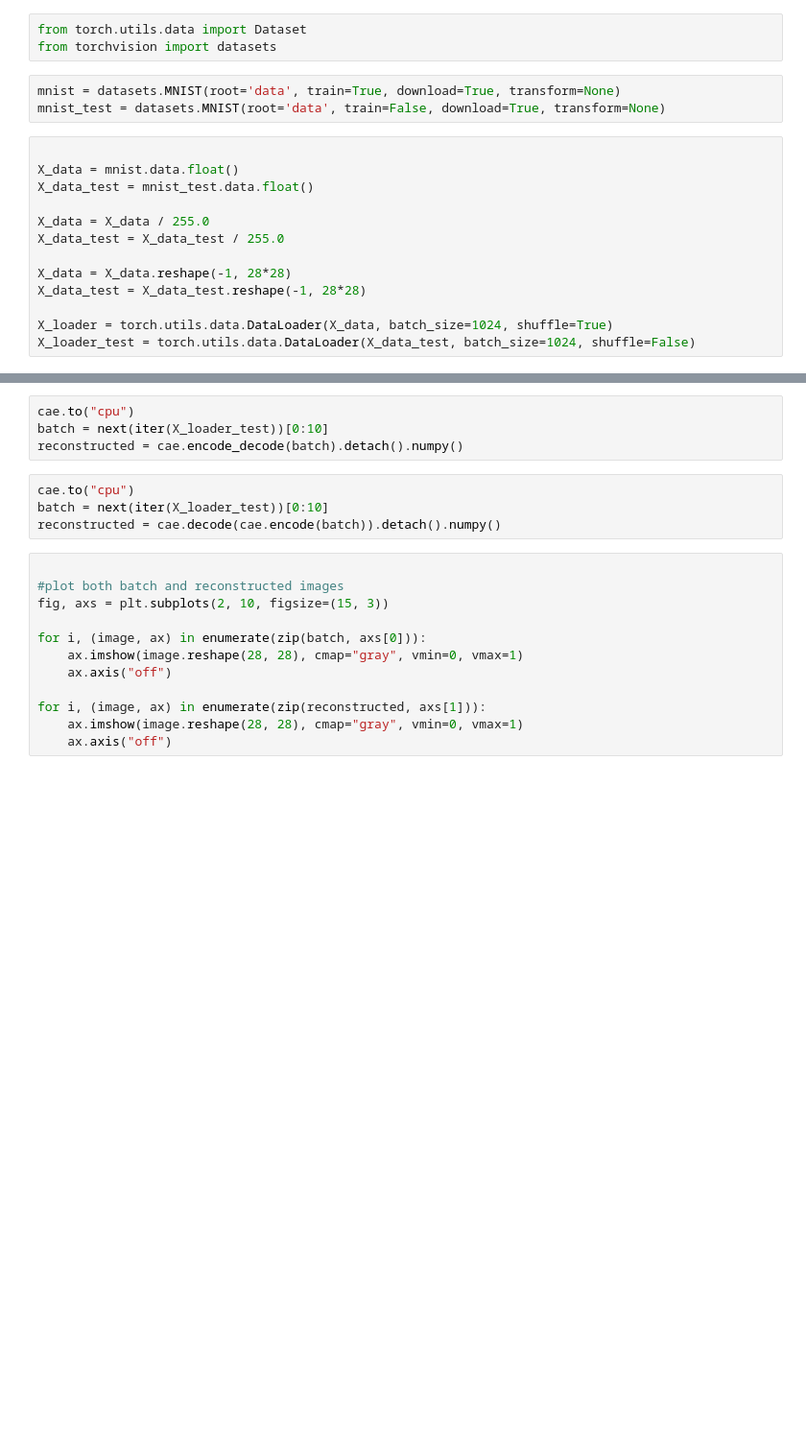
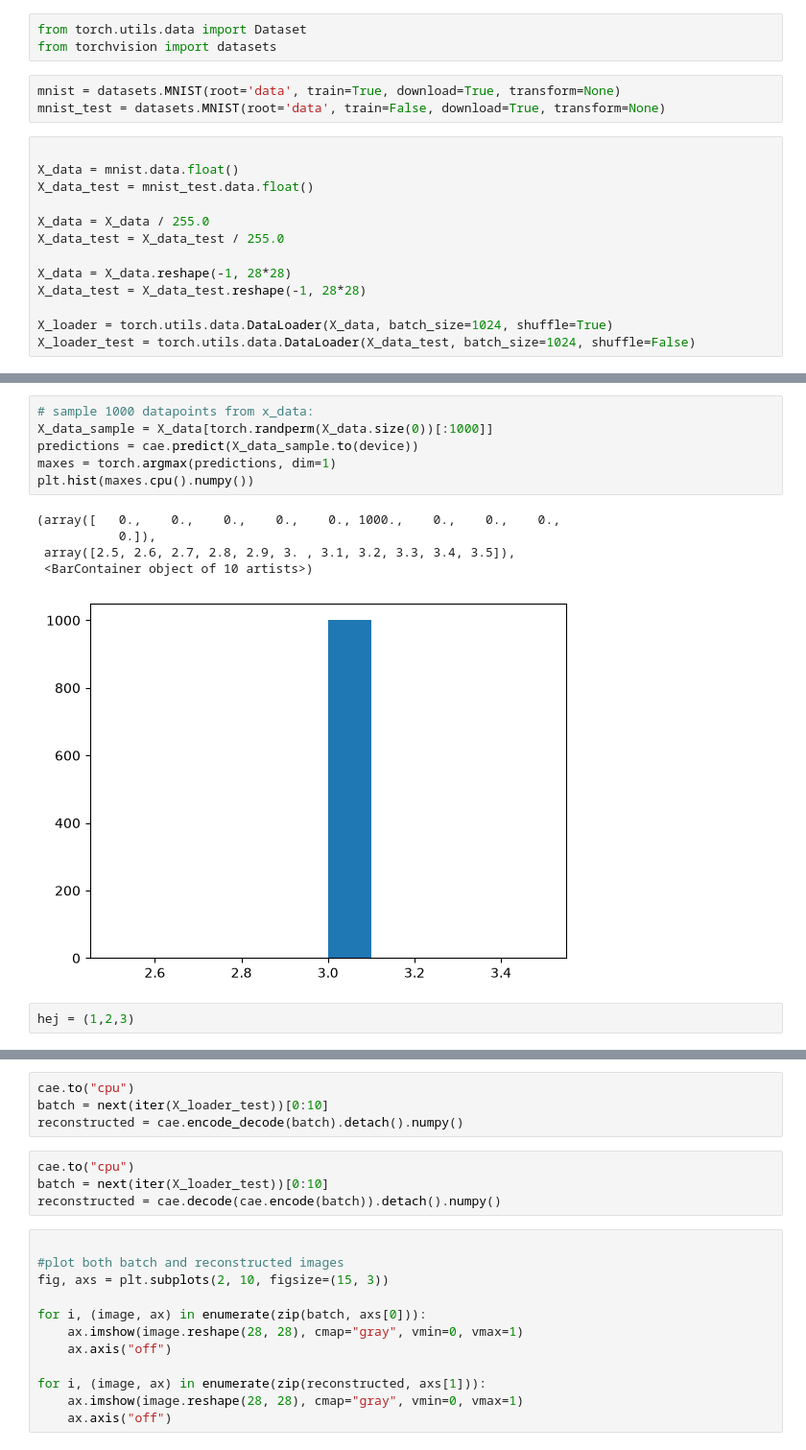
Before and after one commit to kenn50/Geometric-Deep-Learning, a Jupyter notebook: experiments/CAE_TEST.ipynb, the cells around one changed output, grey strips where cells are left out. Shown at 96% size. Cells and saved outputs as stored; diff of their text form; blank space fills up the shorter version.

```diff
--- a/experiments/CAE_TEST.ipynb
+++ b/experiments/CAE_TEST.ipynb
@@ -32,0 +52,14 @@ CAE_Utils.train_cae(epochs=30, x_train_loader=X_loader, network=cae, device=devi
+# %%
+# sample 1000 datapoints from x_data:
+X_data_sample = X_data[torch.randperm(X_data.size(0))[:1000]]
+predictions = cae.predict(X_data_sample.to(device))
+maxes = torch.argmax(predictions, dim=1)
+plt.hist(maxes.cpu().numpy())
+# %% [output]
+(array([   0.,    0.,    0.,    0.,    0., 1000.,    0.,    0.,    0.,
+           0.]),
+ array([2.5, 2.6, 2.7, 2.8, 2.9, 3. , 3.1, 3.2, 3.3, 3.4, 3.5]),
+ <BarContainer object of 10 artists>)
+[figure, added]
+# %%
+hej = (1,2,3)
```
Also changed, not shown: parts of 8 cells of this notebook, 3 other files.
